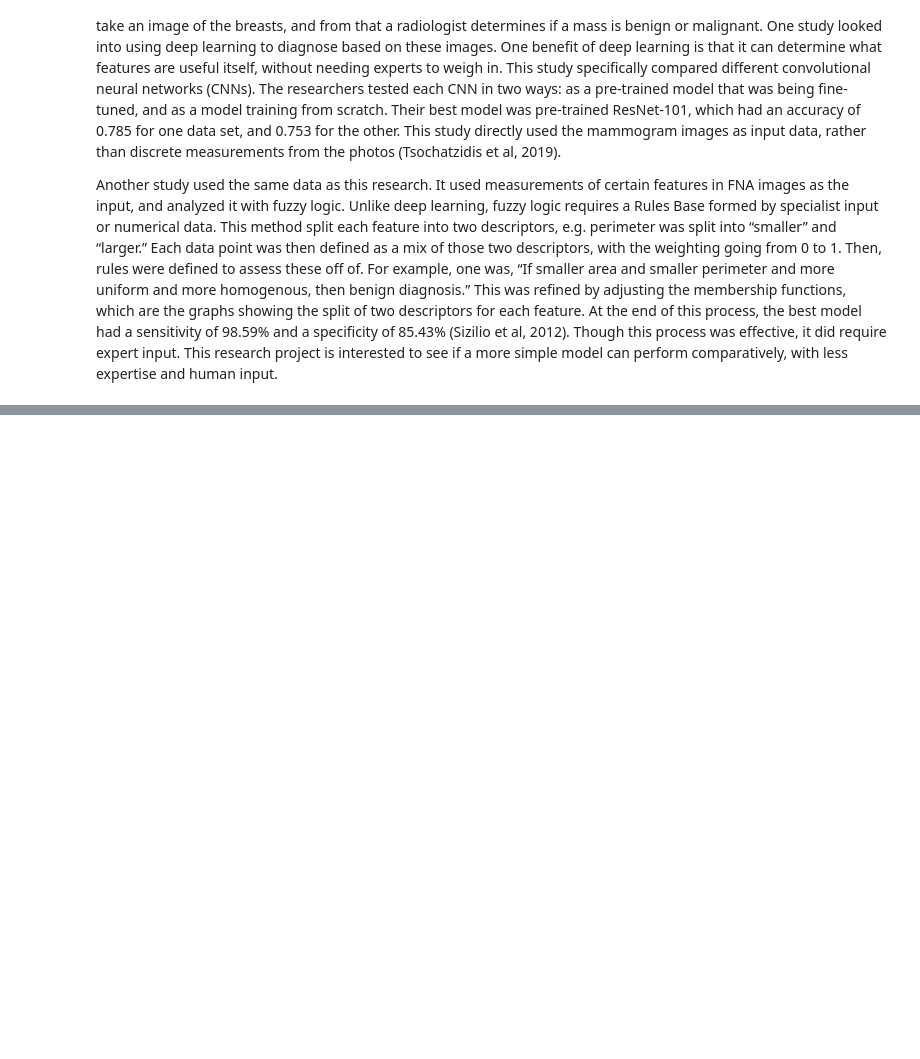
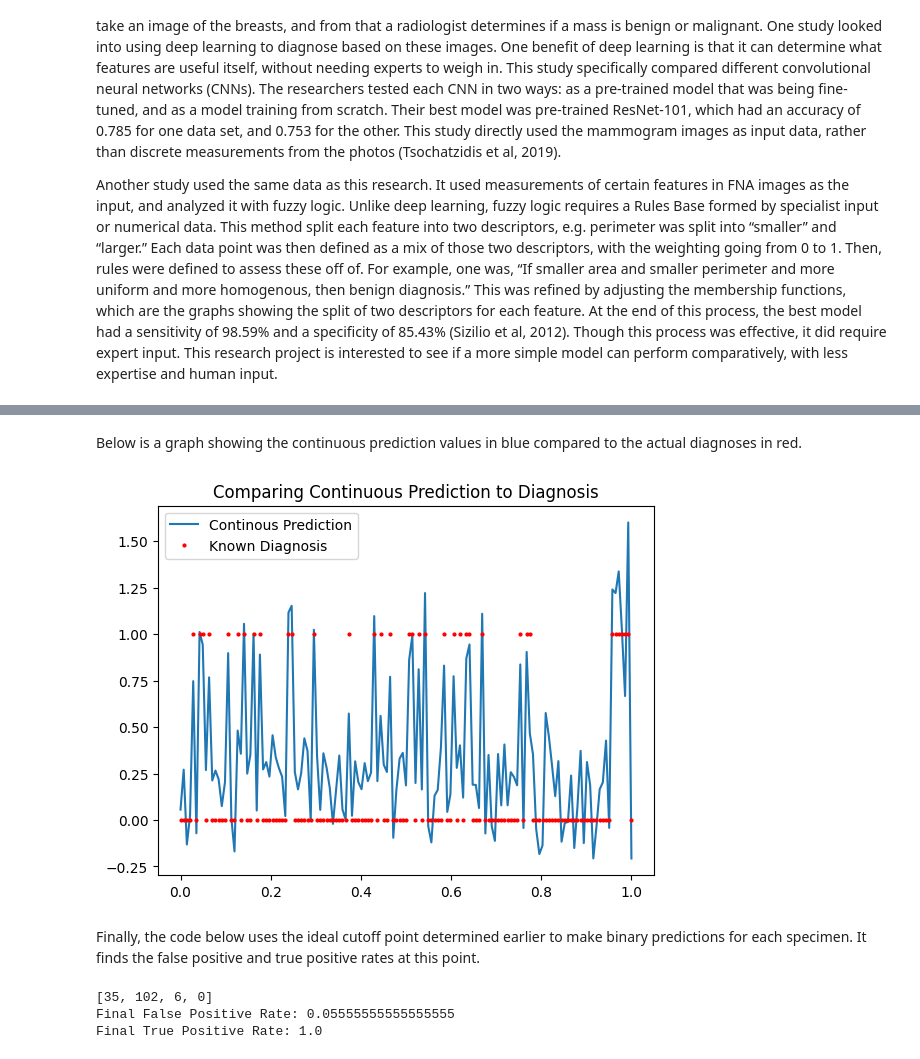
Before and after one commit to GraLesl/MAT-421, a Jupyter notebook: Final_Project.ipynb, the cells around one changed output, grey strips where cells are left out. Cells and saved outputs as stored; diff of their text form; code cells hidden in the pictures; blank space fills up the shorter version.

```diff
--- a/Final_Project.ipynb
+++ b/Final_Project.ipynb
@@ -177,0 +310,16 @@ Mounted at /content/drive
+# %%
+#First split the training data into two sets: benign (B) an malignant (M)
+df_M = np.zeros((1,df_train.shape[1]))
+df_B = np.zeros((1,df_train.shape[1]))
+for i, n in enumerate(df_train[:,1]):
+  if n == 1:
+    newrow = np.array([df_train[i,:]])
+    df_M = np.append(df_M,newrow,axis=0)
+  elif n == 0:
+    newrow = np.array([df_train[i,:]])
+    df_B = np.append(df_B,newrow,axis=0)
+
+df_M = np.delete(df_M, (0), axis=0)
+df_B = np.delete(df_B, (0), axis=0)
+df_M = np.delete(df_M, (-1), axis=1)
+df_B = np.delete(df_B, (-1), axis=1)
@@ -177,0 +357,15 @@ Mounted at /content/drive
+# %%
+#Try a new model without the insignificant factors
+p_train = np.delete(df_train, InsigFacs, axis=1)
+p_test = np.delete(df_test, InsigFacs, axis=1)
+
+
+# Apply a linear regression model based on the given parameters
+reg = linear_model.LinearRegression()
+reg.fit(p_train[:,2:27], p_train[:,1])
+
+print(reg.coef_)
+
+# Find the R2 value for the model
+p_score = reg.score(p_train[:,2:27], p_train[:,1])
+print("Score of Linear Regression Model:" + str(p_score))
@@ -177,0 +383,4 @@ Mounted at /content/drive
+# %%
+# Predict the second half of the data set
+p_prediction = reg.predict(p_test[:,2:27])
+print(p_prediction)
@@ -177,0 +405,30 @@ Mounted at /content/drive
+# %% [markdown]
+Below is a graph showing the continuous prediction values in blue compared to the actual diagnoses in red.
+# %%
+# Compare predictions to expected results
+X = arr = np.linspace(0, 1, num=prediction.shape[0])
+
+plt.figure(4)
+plt.plot(X,p_prediction,X,p_test[:,1],'ro',markersize = 2)
+plt.legend(['Continous Prediction', 'Known Diagnosis'])
+plt.title('Comparing Continuous Prediction to Diagnosis')
+plt.show()
+# %% [output]
+[figure, added]
+# %% [markdown]
+Finally, the code below uses the ideal cutoff point determined earlier to make binary predictions for each specimen. It finds the false positive and true positive rates at this point.
+# %%
+#Assess Efficacy
+
+p_efficacy = evaluate(p_prediction,cutoffs[bp],p_test)
+print(p_efficacy)
+
+# Find the false positive and true positive rate
+p_fpr = p_efficacy[2] / (p_efficacy[2] + p_efficacy[1]);
+p_tpr = p_efficacy[0] / (p_efficacy[0] + p_efficacy[3]);
+print("Final False Positive Rate: " + str(p_fpr))
+print("Final True Positive Rate: " + str(p_tpr))
+# %% [output]
+[35, 102, 6, 0]
+Final False Positive Rate: 0.05555555555555555
+Final True Positive Rate: 1.0
```
Also changed, not shown: parts of 44 cells of this notebook.
